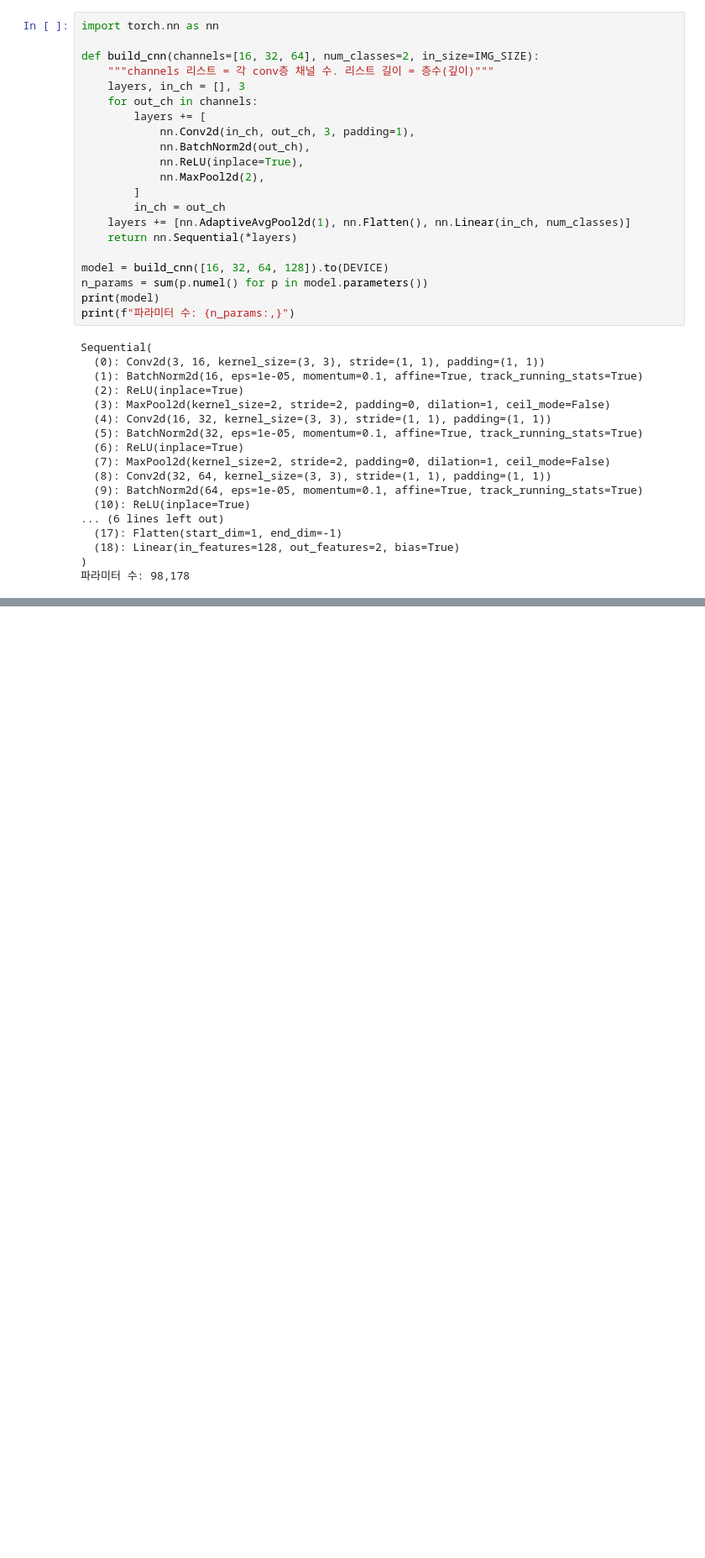
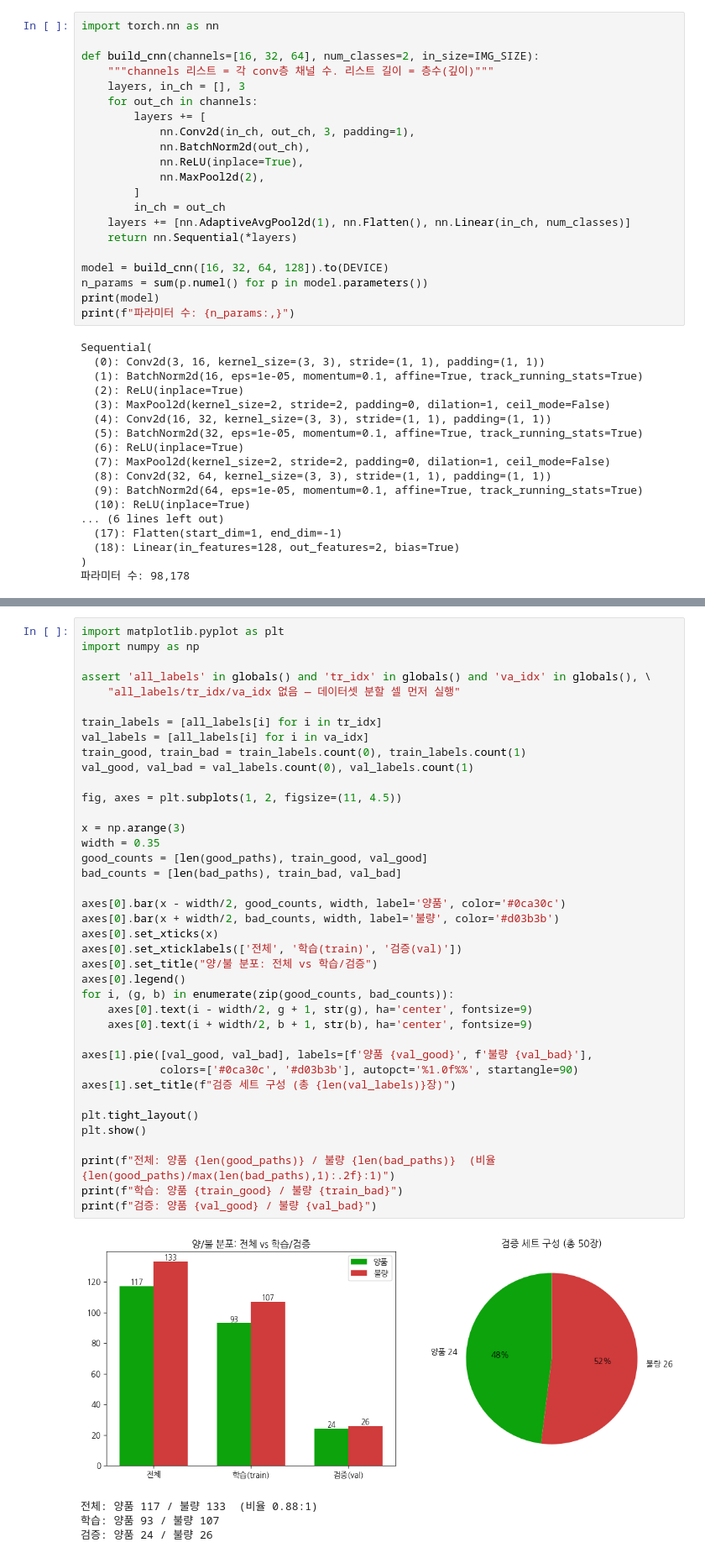
Before and after one commit to ilfpns/PhoSem, a Jupyter notebook: Phosem_CNN.ipynb, the cells around one changed output, grey strips where cells are left out. Shown at 84% size. Saved outputs shown, nothing was run; the diff lists cells and outputs as text; blank space fills up the shorter version.

```diff
--- a/Phosem_CNN.ipynb
+++ b/Phosem_CNN.ipynb
@@ -387,0 +521,44 @@ display(summary)
+# %%
+import matplotlib.pyplot as plt
+import numpy as np
+
+assert 'all_labels' in globals() and 'tr_idx' in globals() and 'va_idx' in globals(), \
+    "all_labels/tr_idx/va_idx 없음 — 데이터셋 분할 셀 먼저 실행"
+
+train_labels = [all_labels[i] for i in tr_idx]
+val_labels = [all_labels[i] for i in va_idx]
+train_good, train_bad = train_labels.count(0), train_labels.count(1)
+val_good, val_bad = val_labels.count(0), val_labels.count(1)
+
+fig, axes = plt.subplots(1, 2, figsize=(11, 4.5))
+
+x = np.arange(3)
+width = 0.35
+good_counts = [len(good_paths), train_good, val_good]
+bad_counts = [len(bad_paths), train_bad, val_bad]
+
+axes[0].bar(x - width/2, good_counts, width, label='양품', color='#0ca30c')
+axes[0].bar(x + width/2, bad_counts, width, label='불량', color='#d03b3b')
+axes[0].set_xticks(x)
+axes[0].set_xticklabels(['전체', '학습(train)', '검증(val)'])
+axes[0].set_title("양/불 분포: 전체 vs 학습/검증")
+axes[0].legend()
+for i, (g, b) in enumerate(zip(good_counts, bad_counts)):
+    axes[0].text(i - width/2, g + 1, str(g), ha='center', fontsize=9)
+    axes[0].text(i + width/2, b + 1, str(b), ha='center', fontsize=9)
+
+axes[1].pie([val_good, val_bad], labels=[f'양품 {val_good}', f'불량 {val_bad}'],
+            colors=['#0ca30c', '#d03b3b'], autopct='%1.0f%%', startangle=90)
+axes[1].set_title(f"검증 세트 구성 (총 {len(val_labels)}장)")
+
+plt.tight_layout()
+plt.show()
+
+print(f"전체: 양품 {len(good_paths)} / 불량 {len(bad_paths)}  (비율 {len(good_paths)/max(len(bad_paths),1):.2f}:1)")
+print(f"학습: 양품 {train_good} / 불량 {train_bad}")
+print(f"검증: 양품 {val_good} / 불량 {val_bad}")
+# %% [output]
+[figure, added]
+전체: 양품 117 / 불량 133  (비율 0.88:1)
+학습: 양품 93 / 불량 107
+검증: 양품 24 / 불량 26
```
Also changed, not shown: parts of 17 cells of this notebook.
